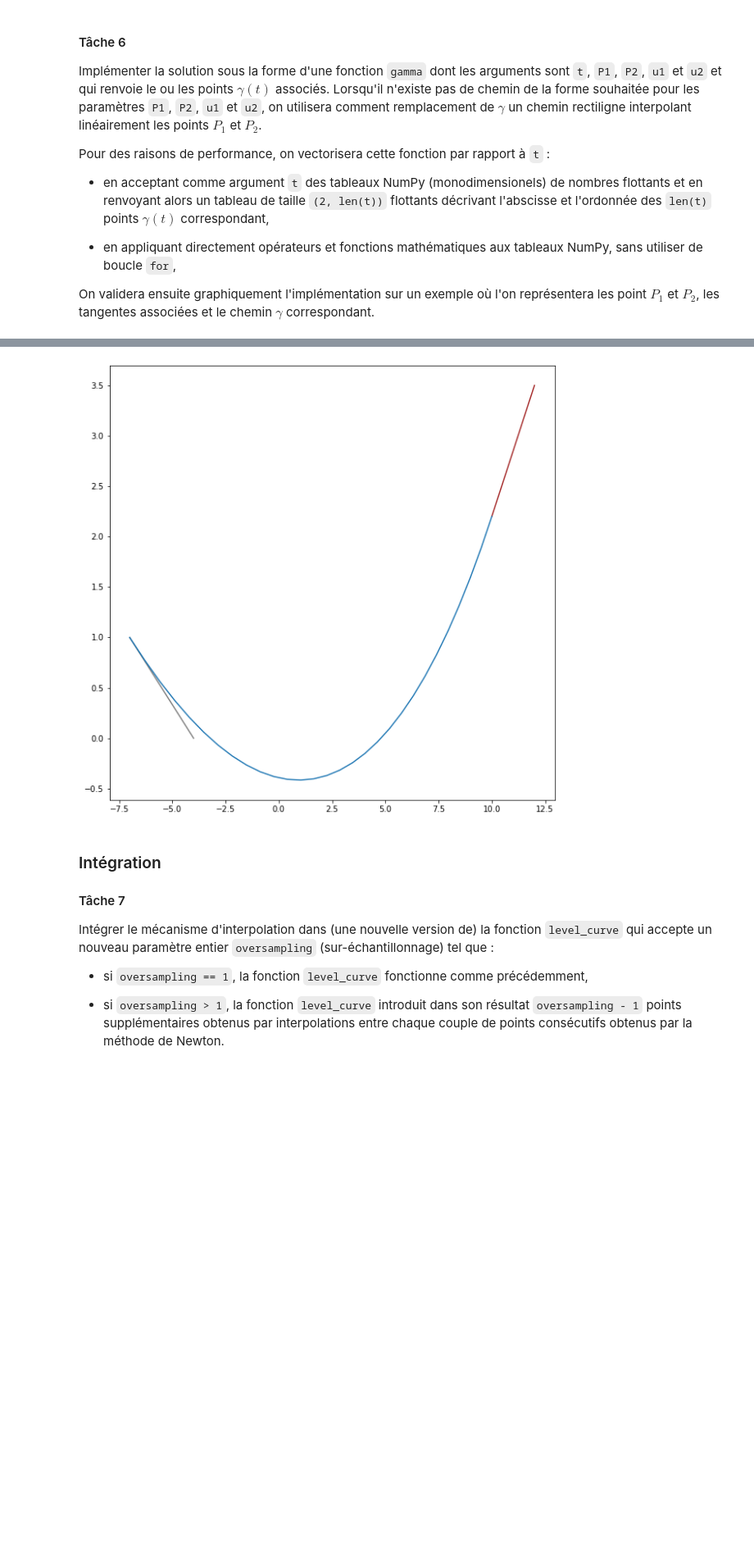
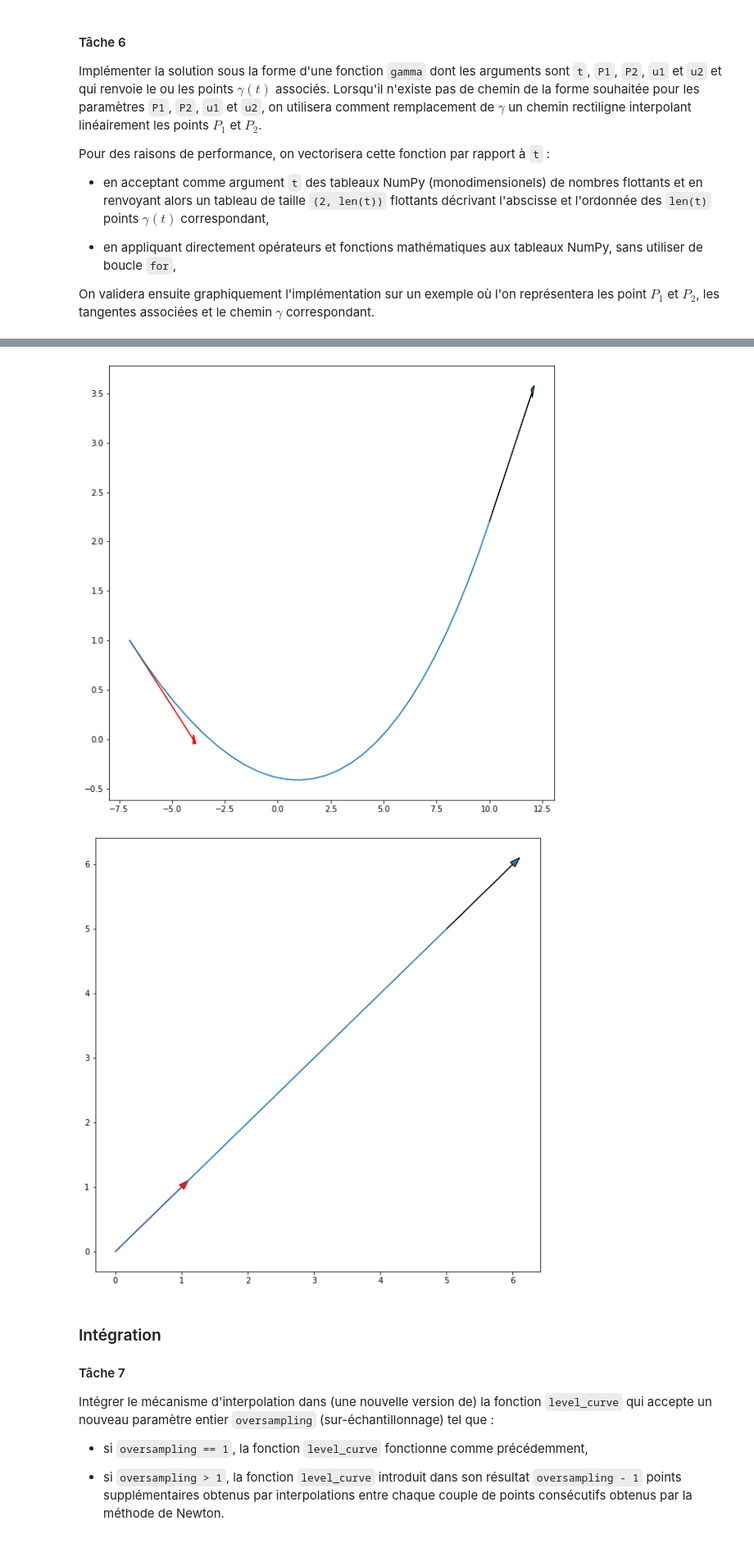
Before and after one commit to remymart/courbes-de-niveau, a Jupyter notebook: Courbes de niveau - Enoncé.ipynb, the cells around one changed output, grey strips where cells are left out. Shown at 82% size. Saved outputs shown, nothing was run; the diff lists cells and outputs as text; code cells hidden in the pictures; blank space fills up the shorter version.

```diff
--- a/Courbes de niveau - Enoncé.ipynb
+++ b/Courbes de niveau - Enoncé.ipynb
@@ -677,11 +613,52 @@ pas de courbe possible
-# %%
-# affichage de gamma avec les vecteurs
-plt.clf()
-affiche_gamma((-7.,1.),(10.,2.2), (3.,-1.), (2.,1.3), 30)
-# plt.annotate("", xy=(-7.+3.,-2.), xytext=(-7,1), arrowprops=dict(facecolor='black'))
-plt.show()
-# %% [output]
-[figure, removed]
+# %%
+##### import numpy as np
+import matplotlib.pyplot as plt
+
+def gamma(t,P1,P2,u1,u2):
+    (p11, p12), (p21, p22) = P1, P2
+    (u11, u12), (u21, u22) = u1, u2
+
+    if u22*u11 - u12*u21 == 0:
+        return (p21-p11)*t + p11, (p22-p12)*t +p12
+
+    lambda2 = 2*(u11*(p22-p12)-u12*(p21-p11))/(u22*u11-u12*u21)
+    if u11 !=0:
+        lambda1=(2*(p21-p11)-lambda2*u21 )/u11
+    elif u12 !=0:
+        lambda1=(2*(p22-p12)-lambda2*u22 )/u12
+    else :
+        lambda1=1 #U1=0 donc on arrive comme on veut sur le point, on fixe lambda1>0 (la valeur ne sert pas)
+
+    if lambda2>=0 and lambda1>=0:
+        a = p11
+        b = 2*(p21-p11-u21*lambda2/2)
+        c = p21 - p11 - b
+        d = p12
+        e = 2*(p22-p12-u22*lambda2/2)
+        f = p22 - p12 - e
+        return a + b*t + c*t**2, d + e*t + f*t**2
+    else :
+        return (p21-p11)*t + p11, (p22-p12)*t +p12
+
+
+
+
+def affiche_gamma(P1,P2,u1,u2, oversampling=1):
+    def gamma_bis(t):
+        return gamma(t, P1,P2,u1,u2)
+    t = np.linspace(0,1,oversampling-1)
+    y = np.array(gamma_bis(t))
+    plt.plot(y[0,:],y[1,:])
+    plt.arrow(P1[0],P1[1],u1[0],u1[1],head_width=0.1,color='r')
+    plt.arrow(P2[0],P2[1],u2[0],u2[1],head_width=0.1)
+    plt.show()
+
+plt.figure()
+affiche_gamma((-7.,1.),(10.,2.2), (3.,-1.), (2.,1.3), 30)
+affiche_gamma((0.,0.),(5.,5.), (1.,1.), (1.,1.), 30)
+# %% [output]
+[figure, added]
+[figure, added]
 # %% [markdown]
 ### Intégration
 
```
Also changed, not shown: parts of 14 cells of this notebook.
